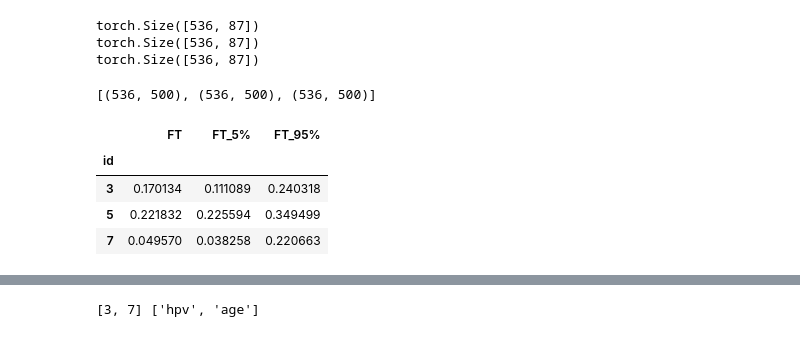
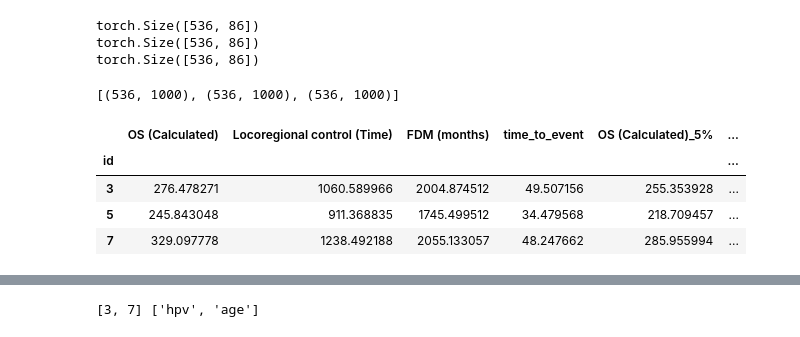
Before and after one commit to uic-evl/DigitalTwinVis, a Jupyter notebook: python/BackendTesting.ipynb, the cells around one changed output, grey strips where cells are left out. Saved outputs shown, nothing was run; the diff lists cells and outputs as text; code cells hidden in the pictures.

```diff
--- a/python/BackendTesting.ipynb
+++ b/python/BackendTesting.ipynb
@@ -14,12 +16,4 @@ from scipy.spatial.distance import cdist
 # %%
-def load_models():
-    files = [
-        '../resources/decision_model.pt',
-        '../resources/transition1_model.pt',
-        '../resources/transition2_model.pt',
-        '../resources/outcome_model.pt',
-    ]
-    return [torch.load(file).to('cpu') for file in files]
-decision_model,transition_model1,transition_model2, outcome_model = load_models()
-transition_model1
+decision_model,transition_model1,transition_model2, outcome_model,survival_model = load_models()
+survival_model.k
 # %% [output]
@@ -49,6 +39,7 @@ decision_model.set_device(device)
 transition_model1.set_device(device)
 transition_model2.set_device(device)
 outcome_model.set_device(device)
+survival_model.set_device(device)
 # %%
 data = DTDataset()
 newdf = data.processed_df.copy()
@@ -172,7 +197,7 @@ def get_embeddings(dataset,dm,states=[0,1,2],use_saved_memory=True,decimals=2):
         x = get_decision_input(dataset,state=state)
         x = torch.cat([df_to_torch(f) for f in x],axis=1).to(dm.get_device())
         print(x.shape)
-        embedding = dm.get_embedding(x,position = state)
+        embedding = dm.get_embedding(x,position = state,use_saved_memory=True)
         inputs.append(x.cpu().detach().numpy())
         decision = dm(x,position=state).cpu().detach().numpy()
         decisions_optimal[i].append(decision[:,state])
@@ -185,12 +210,13 @@ def get_embeddings(dataset,dm,states=[0,1,2],use_saved_memory=True,decimals=2):
 embeddings, decisions_optimal, decisions_imitation, testinputs = get_embeddings(data,decision_model)
 [e.shape for e in embeddings]
 # %% [output]
-torch.Size([536, 87])
-torch.Size([536, 87])
-torch.Size([536, 87])
+torch.Size([536, 86])
+torch.Size([536, 86])
+torch.Size([536, 86])
-[(536, 500), (536, 500), (536, 500)]
+[(536, 1000), (536, 1000), (536, 1000)]
 # %%
-def get_predictions(dataset,m1,m2,m3,states=[0,1,2],ids=None):
+#changed
+def get_predictions(dataset,m1,m2,m3,sm3,states=[0,1,2],ids=None):
     outcomes = {}
     def add_outcomes(names, array,suffix=''):
         for i,name in enumerate(names):
@@ -205,40 +231,49 @@ def get_predictions(dataset,m1,m2,m3,states=[0,1,2],ids=None):
         if state < 2:
             y = [yy.cpu().detach().numpy() for yy in y]
             y_lower = [yy.cpu().detach().numpy() for yy in y_lower]
             y_upper = [yy.cpu().detach().numpy() for yy in y_upper]
         else:
             y = y.cpu().detach().numpy()
             y_lower = y_lower.cpu().detach().numpy()
             y_upper = y_upper.cpu().detach().numpy()
         if state == 0:
             for suffixes, values in zip(['','_5%','_95%'],[y,y_lower,y_upper]):
                 [pds, nd, mod, dlts] = values
                 add_outcomes(Const.primary_disease_states,pds,suffixes)
                 add_outcomes(Const.nodal_disease_states,nd,suffixes)
                 add_outcomes(Const.modifications,mod,suffixes)
                 add_outcomes(Const.dlt1,dlts,suffixes)
         elif state == 1:
             for suffixes, values in zip(['','_5%','_95%'],[y,y_lower,y_upper]):
                 [pd2, nd2, cc, dlts2] = values
                 add_outcomes(Const.primary_disease_states2,pd2,suffixes)
                 add_outcomes(Const.nodal_disease_states2,nd2,suffixes)
                 add_outcomes(Const.dlt2,dlts2,suffixes)
         else:
             for suffixes, values in zip(['','_5%','_95%'],[y,y_lower,y_upper]):
                 add_outcomes(Const.outcomes,values,suffixes)
+        if state == 2: #timeseries outcomes
+            survival = sm3.time_to_event(x,n_samples=20)
+            s = survival['predictions']
+            s_lower = survival['5%']
+            s_upper= survival['95%']
+            names = survival['order']
+            for suffixes,values in zip(['','_5%','_95%'],[s,s_lower,s_upper]):
+                values = torch.stack(values,axis=1).cpu().detach().numpy()
+                add_outcomes(names,values,suffixes)
     if ids is None:
         ids = dataset.processed_df.index.values
     outcomes = pd.DataFrame(outcomes,ids)
     outcomes.index.name = 'id'
     return outcomes
-prediction_df = get_predictions(data,transition_model1,transition_model2,outcome_model,ids=[3,5,7])
-prediction_df[['FT','FT_5%','FT_95%']]
+prediction_df = get_predictions(data,transition_model1,transition_model2,outcome_model,survival_model,ids=[3,5,7])
+prediction_df[Const.timeseries_outcomes + [c+'_5%' for c in Const.timeseries_outcomes]]
 # %% [output]
-|  | FT | FT_5% | FT_95% |
-| id |  |  |  |
-| 3 | 0.170134 | 0.111089 | 0.240318 |
-| 5 | 0.221832 | 0.225594 | 0.349499 |
-| 7 | 0.049570 | 0.038258 | 0.220663 |
+|  | OS (Calculated) | Locoregional control (Time) | FDM (months) | time_to_event | OS (Calculated)_5% | ... |
+| id |  |  |  |  |  | ... |
+| 3 | 276.478271 | 1060.589966 | 2004.874512 | 49.507156 | 255.353928 | ... |
+| 5 | 245.843048 | 911.368835 | 1745.499512 | 34.479568 | 218.709457 | ... |
+| 7 | 329.097778 | 1238.492188 | 2055.133057 | 48.247662 | 285.955994 | ... |
 # %%
 from sklearn.decomposition import PCA
 def get_embedding_pcas(dataset,decision_model,embeddings=None,components=2):
```
Also changed, not shown: parts of 32 cells of this notebook, 9 other files.
